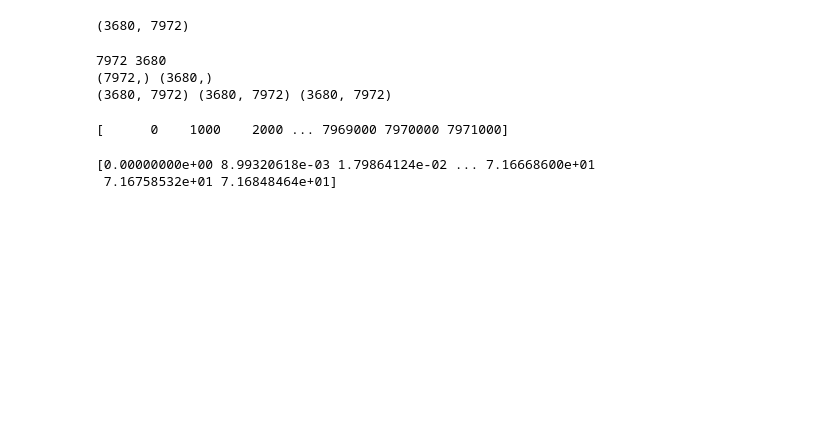
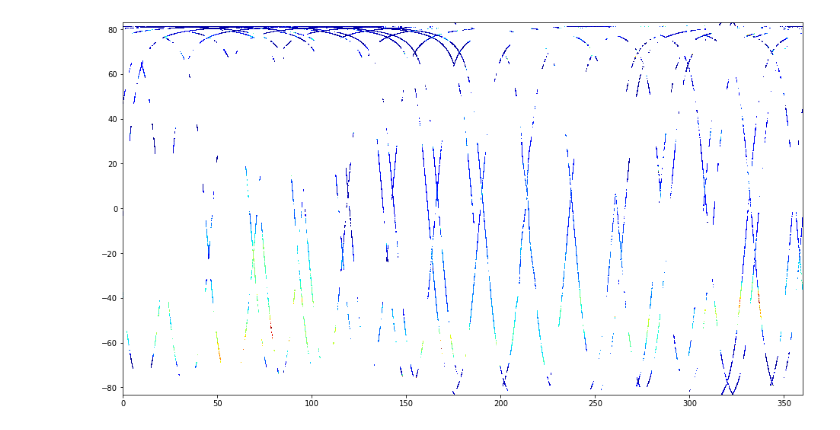
Before and after one commit to LittlematchLM/remote_sensing, a Jupyter notebook: plot_swh_icesat2.ipynb, the cells around one changed output. Drawn from its saved outputs; the diff is of its cells as text; code cells hidden in the pictures; blank space fills up the shorter version.

```diff
--- a/plot_swh_icesat2.ipynb
+++ b/plot_swh_icesat2.ipynb
@@ -76,26 +77,0 @@ plt.close()
-# %%
-print(swh_grid.shape)
-# %% [output]
-(3680, 7972)
-# %%
-print(nlat, nlon)
-y, x = np.arange(int(nlon)),np.arange(int(nlat))
-print(x.shape, y.shape)
-
-xx , yy = np.meshgrid(x * resolution, y * resolution)
-print(xx.shape, yy.shape, swh_grid.shape)
-# %% [output]
-7972 3680
-(7972,) (3680,)
-(3680, 7972) (3680, 7972) (3680, 7972)
-# %%
-print(xx[2])
-transformer = pyproj.Transformer.from_crs(crs2,crs)
-xx , yy = transformer.transform(xx , yy)
-# %% [output]
-[      0    1000    2000 ... 7969000 7970000 7971000]
-# %%
-print(yy[1])
-# %% [output]
-[0.00000000e+00 8.99320618e-03 1.79864124e-02 ... 7.16668600e+01
- 7.16758532e+01 7.16848464e+01]
@@ -102 +93,7 @@ print(yy[1])
+# %%
+plt.figure(1,figsize=(16,9))
+plt.pcolor(x_map, y_map, swh_grid, cmap=plt.cm.jet,vmin=0, vmax=10)
+plt.show()
+# %% [output]
+[figure, added]
 # %%
```
Also changed, not shown: parts of 22 cells of this notebook, 3 other files.
